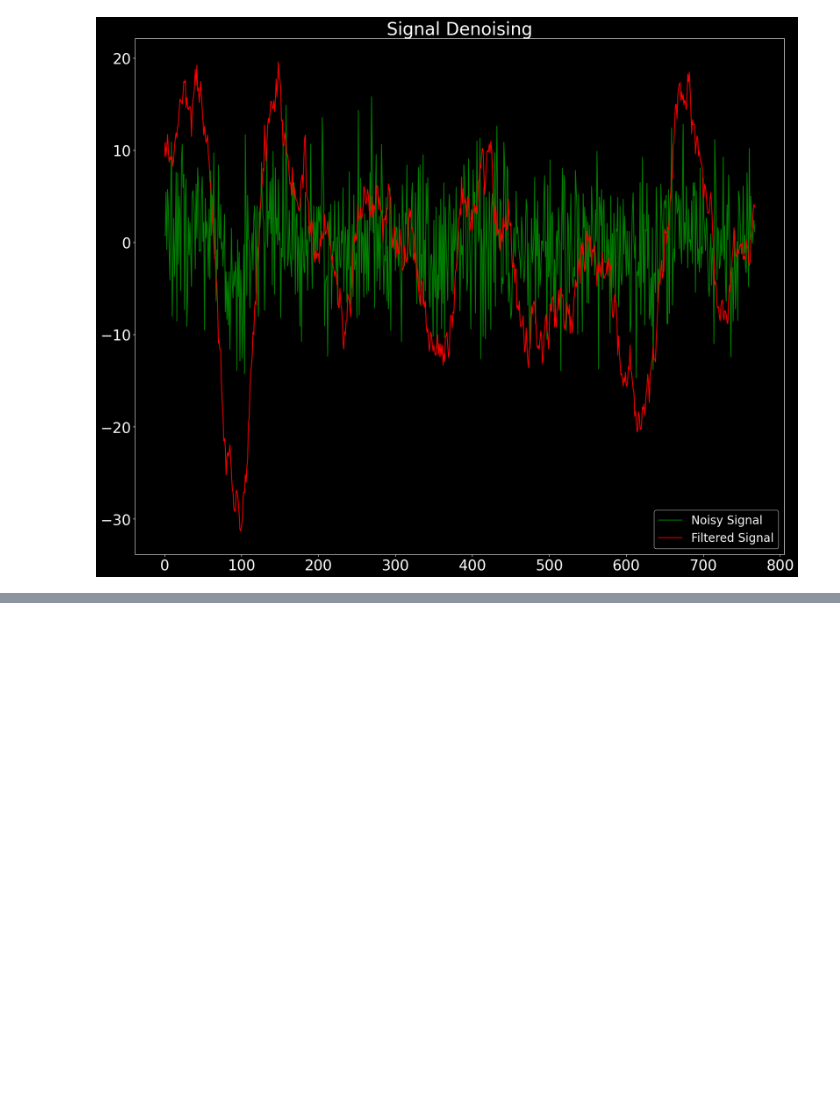
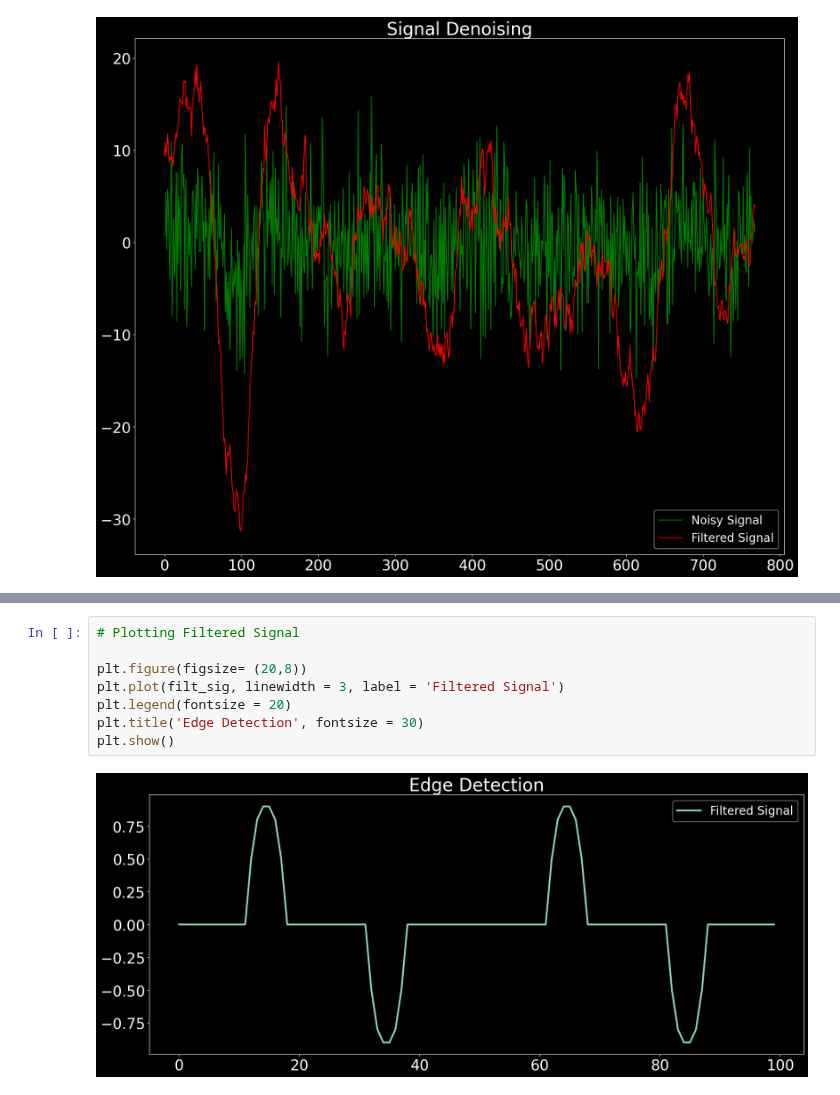
Before and after one commit to hbrandon15/ISP-with-Python, a Jupyter notebook: fundamentals_of_signal_processing/10_applications_of_convolution.ipynb, the cells around one changed output, grey strips where cells are left out. Drawn from its saved outputs; the diff is of its cells as text; blank space fills up the shorter version.

```diff
--- a/fundamentals_of_signal_processing/10_applications_of_convolution.ipynb
+++ b/fundamentals_of_signal_processing/10_applications_of_convolution.ipynb
@@ -71,0 +114,10 @@ plt.show()
+# %%
+# Plotting Filtered Signal
+
+plt.figure(figsize= (20,8))
+plt.plot(filt_sig, linewidth = 3, label = 'Filtered Signal')
+plt.legend(fontsize = 20)
+plt.title('Edge Detection', fontsize = 30)
+plt.show()
+# %% [output]
+[figure, added]
```
Also changed, not shown: parts of 7 cells of this notebook.
